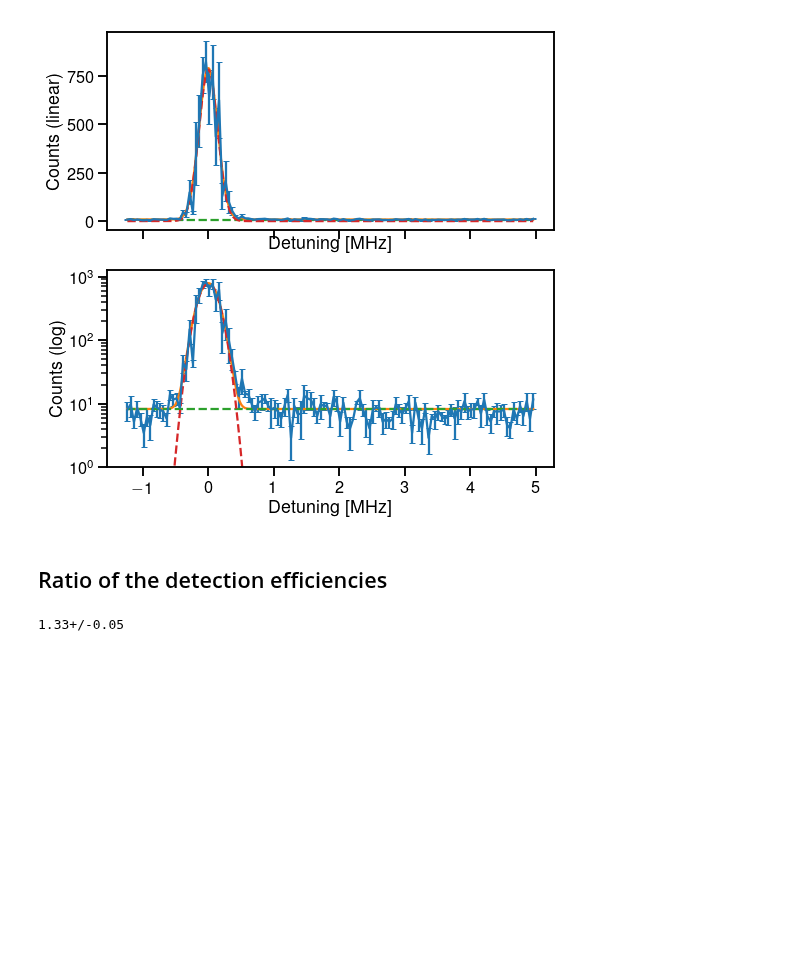
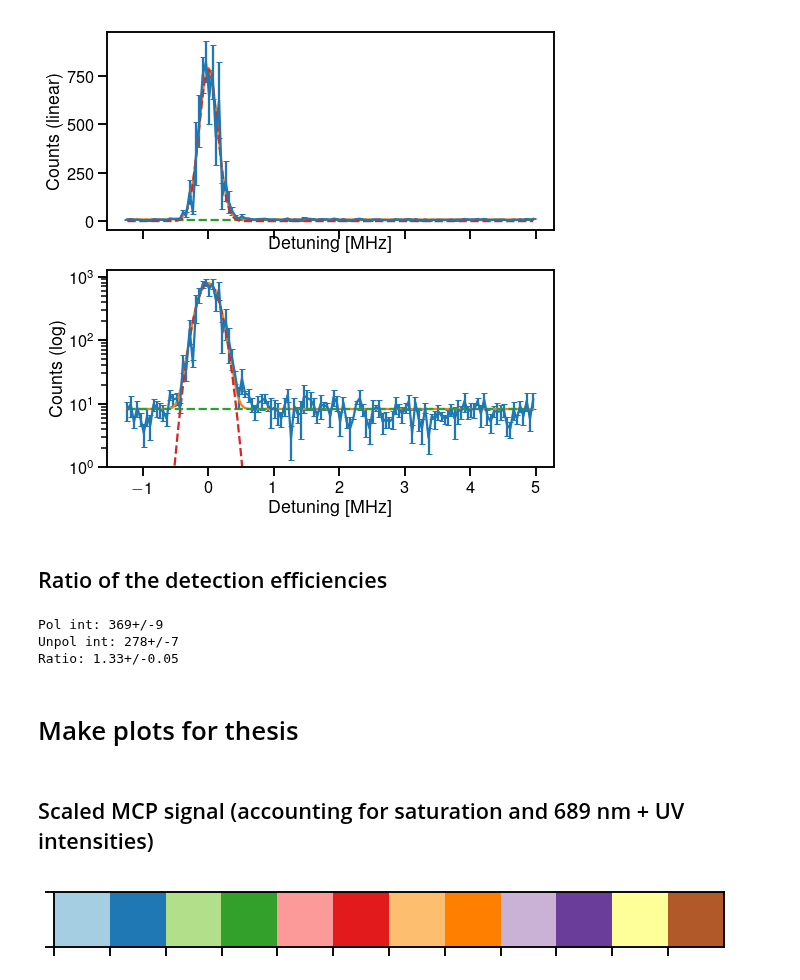
Before and after one commit to rogding/phd_thesis, a Jupyter notebook: chapters/probing_correlations/detection_efficiency_vs_B/B-field-set_points/detection_efficiency-B-field_set_point.ipynb, the cells around one changed output. Cells and saved outputs as stored; diff of their text form; code cells hidden in the pictures; blank space fills up the shorter version.

```diff
--- a/chapters/probing_correlations/detection_efficiency_vs_B/B-field-set_points/detection_efficiency-B-field_set_point.ipynb
+++ b/chapters/probing_correlations/detection_efficiency_vs_B/B-field-set_points/detection_efficiency-B-field_set_point.ipynb
@@ -30,7 +30,8 @@ params = {'text.latex.preamble':[r'\usepackage{siunitx}',
                                  r'\usepackage{helvet}',
                                  r'\usepackage{sansmath}',
                                  r'\sansmath',
-                                 r'\sisetup{detect-all}']}
+                                 r'\sisetup{detect-all}',
+                                 '\DeclareSIUnit\gauss{G}']}
 plt.rcParams.update(params)
 # %% [markdown]
 # MCP detection efficiency vs. B-field set points (0.434 V = 0 G, 2.000 V = ~1.1 G)
@@ -470,6 +483,19 @@ unpol_int = ufloat(fit_result.params['d0_amplitude'].value, fit_result.params['d
 # %% [markdown]
 ## Ratio of the detection efficiencies
-# %%
-print(pol_int/unpol_int)
-# %% [output]
-1.33+/-0.05
+# %%
+print('Pol int: ' + str(pol_int))
+print('Unpol int: ' + str(unpol_int))
+print('Ratio: ' +str(pol_int/unpol_int))
+# %% [output]
+Pol int: 369+/-9
+Unpol int: 278+/-7
+Ratio: 1.33+/-0.05
+# %% [markdown]
+# Make plots for thesis
+# %% [markdown]
+## Scaled MCP signal (accounting for saturation and 689 nm + UV intensities)
+# %%
+sns.palplot(sns.color_palette('Paired'))
+cp = sns.color_palette('Paired')
+# %% [output]
+[figure, added]
```
Also changed, not shown: parts of 6 cells of this notebook, 2 other files.
